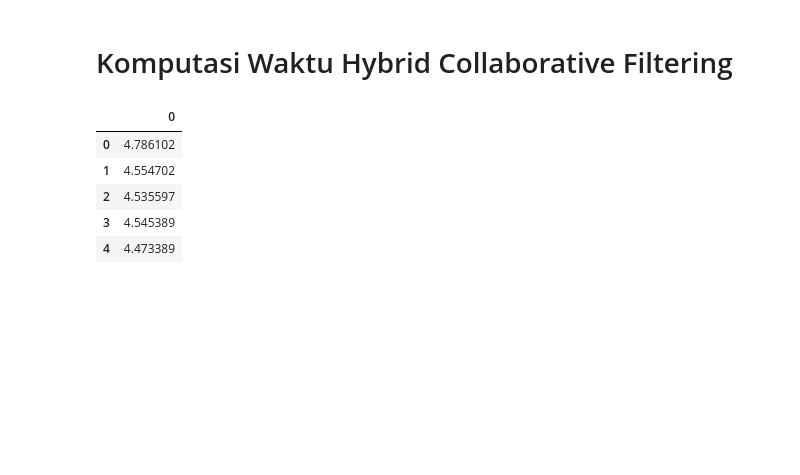
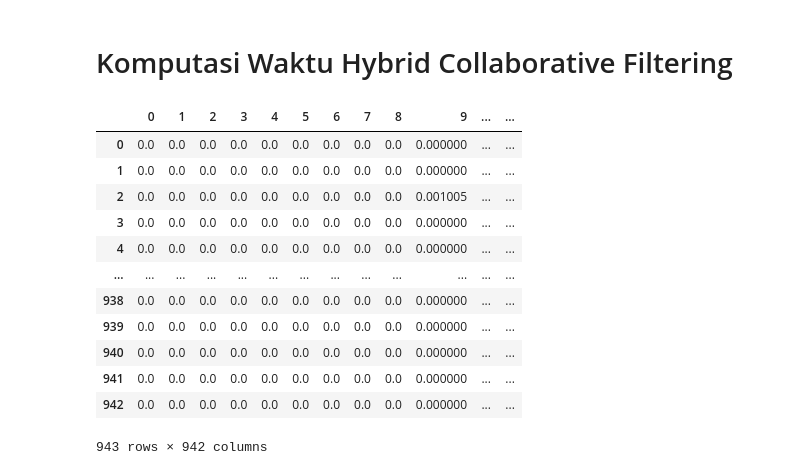
Before and after one commit to DimasDliyaurR/Hybrid-Collaborative-Filtering-HCF, a Jupyter notebook: main.ipynb, the cells around one changed output. Drawn from its saved outputs; the diff is of its cells as text; code cells hidden in the pictures; blank space fills up the shorter version.

```diff
--- a/main.ipynb
+++ b/main.ipynb
@@ -2367,12 +2382,19 @@ from hybrid import HCF
 import DistanceBased.similarities as S
 
 ti = HCF("data/ml-100k",S.TI,k_user=5,k_item=20,alpha_1=0.1,alpha_2=0,gamma=1,N=20,time=True,path_file=None)
-# %%
-ti.show_time_computation()
-# %% [output]
-|  | 0 |
-| 0 | 4.786102 |
-| 1 | 4.554702 |
-| 2 | 4.535597 |
-| 3 | 4.545389 |
-| 4 | 4.473389 |
+# %%
+ti.show_time_computation_similarity_hybrid(opsional="user-based",indexFold=0)
+# %% [output]
+|  | 0 | 1 | 2 | 3 | 4 | 5 | 6 | 7 | 8 | 9 | ... | ... |
+| 0 | 0.0 | 0.0 | 0.0 | 0.0 | 0.0 | 0.0 | 0.0 | 0.0 | 0.0 | 0.000000 | ... | ... |
+| 1 | 0.0 | 0.0 | 0.0 | 0.0 | 0.0 | 0.0 | 0.0 | 0.0 | 0.0 | 0.000000 | ... | ... |
+| 2 | 0.0 | 0.0 | 0.0 | 0.0 | 0.0 | 0.0 | 0.0 | 0.0 | 0.0 | 0.001005 | ... | ... |
+| 3 | 0.0 | 0.0 | 0.0 | 0.0 | 0.0 | 0.0 | 0.0 | 0.0 | 0.0 | 0.000000 | ... | ... |
+| 4 | 0.0 | 0.0 | 0.0 | 0.0 | 0.0 | 0.0 | 0.0 | 0.0 | 0.0 | 0.000000 | ... | ... |
+| ... | ... | ... | ... | ... | ... | ... | ... | ... | ... | ... | ... | ... |
+| 938 | 0.0 | 0.0 | 0.0 | 0.0 | 0.0 | 0.0 | 0.0 | 0.0 | 0.0 | 0.000000 | ... | ... |
+| 939 | 0.0 | 0.0 | 0.0 | 0.0 | 0.0 | 0.0 | 0.0 | 0.0 | 0.0 | 0.000000 | ... | ... |
+| 940 | 0.0 | 0.0 | 0.0 | 0.0 | 0.0 | 0.0 | 0.0 | 0.0 | 0.0 | 0.000000 | ... | ... |
+| 941 | 0.0 | 0.0 | 0.0 | 0.0 | 0.0 | 0.0 | 0.0 | 0.0 | 0.0 | 0.000000 | ... | ... |
+| 942 | 0.0 | 0.0 | 0.0 | 0.0 | 0.0 | 0.0 | 0.0 | 0.0 | 0.0 | 0.000000 | ... | ... |
+943 rows × 942 columns
```
Also changed, not shown: parts of 9 cells of this notebook, 6 other files.
